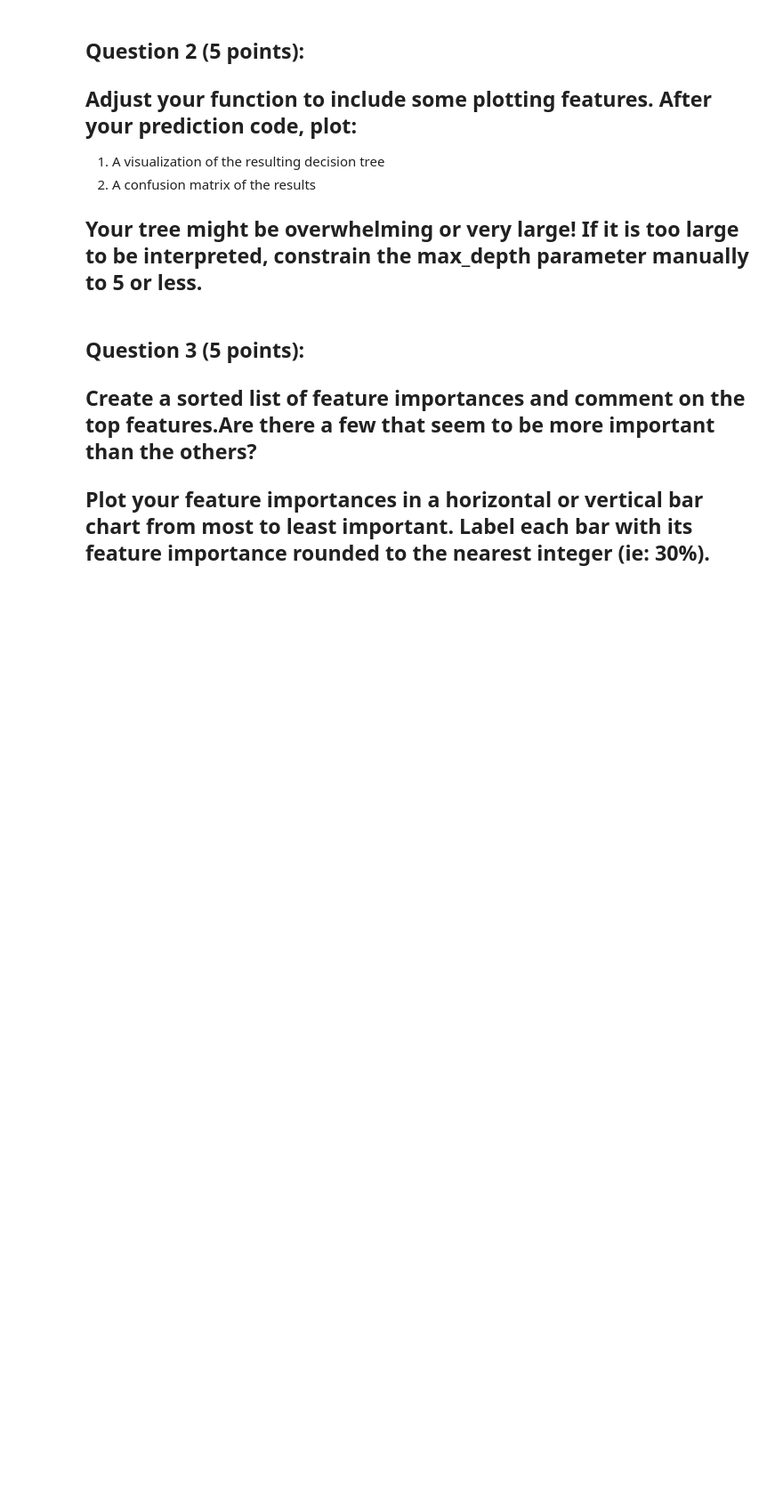
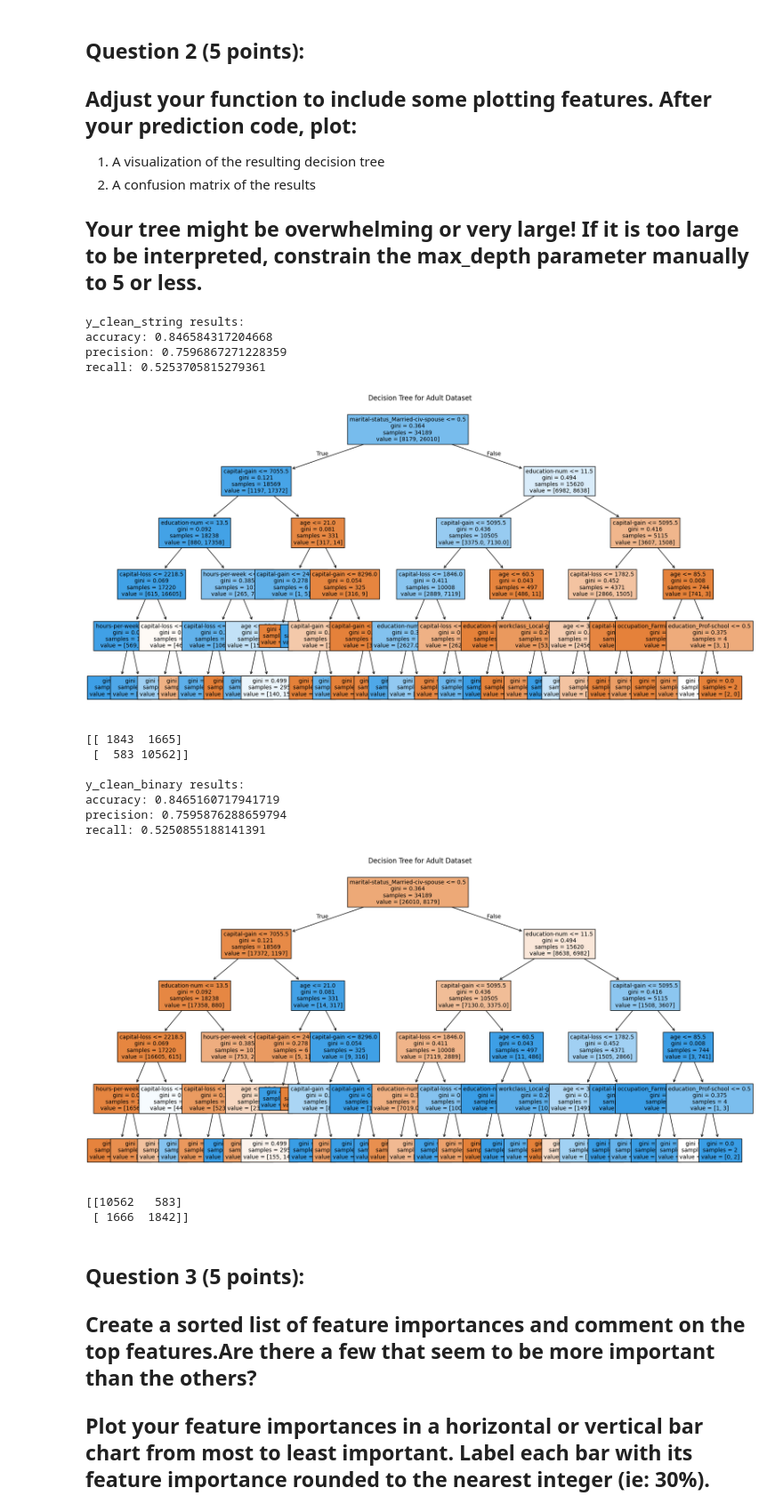
Before and after one commit to aaditiparabs/DS-3001, a Jupyter notebook: labs/Lab_3_Decision_Trees_and_Random_Forests.ipynb, the cells around one changed output. Shown at 89% size. Cells and saved outputs as stored; diff of their text form; code cells hidden in the pictures; blank space fills up the shorter version.

```diff
--- a/labs/Lab_3_Decision_Trees_and_Random_Forests.ipynb
+++ b/labs/Lab_3_Decision_Trees_and_Random_Forests.ipynb
@@ -238,6 +238,7 @@ recall: 0.5969213226909921
 
 ## Your tree might be overwhelming or very large! If it is too large to be interpreted, constrain the max_depth parameter manually to 5 or less.
 # %%
+import sklearn
 from sklearn.metrics import accuracy_score, precision_score, recall_score, confusion_matrix
 from sklearn.tree import DecisionTreeClassifier, plot_tree
 
@@ -247,41 +248,58 @@ def tree_fun(X,y):
     X_train, X_test, y_train, y_test = train_test_split(X, y, test_size=0.3, random_state=3001)
 
     #vanilla decision tree model
-    treemodel=DecisionTreeClassifier(random_state=3001)
+    treemodel=DecisionTreeClassifier(random_state=3001, max_depth=5)
     treemodel.fit(X_train, y_train)
     y_pred = treemodel.predict(X_test)
 
-#need to set pos labels correctly based on binary or string
+    #need to set pos labels correctly based on binary or string
     unique_labels = y_test.unique()
     if y_test.dtype == 'O':
         pos = 'Above or Equal'
     else:
         pos = 1
 
+    #get/print metrics
     acc = accuracy_score(y_test, y_pred)
     prec = precision_score(y_test, y_pred, average='binary', pos_label=pos)
     rec = recall_score(y_test, y_pred, average='binary',pos_label=pos)
 
     print("accuracy: "+str(acc))
     print("precision: "+str(prec))
     print("recall: "+str(rec))
 
     ##adding in visualization of the tree
     plt.figure(figsize=(20,10))
     plot_tree(treemodel, filled=True, feature_names=X_clean.columns, fontsize=10)
     plt.title('Decision Tree for Adult Dataset')
     plt.show()
 
-    #confusion matrix
-    confusionmatrix = confusion_matrix(y_test, y_pred, labels=treemodel.classes_)
-    plt.figure(figsize=(20,10))
-    plt.show
 
+    cm=sklearn.metrics.confusion_matrix(y_test, y_pred, sample_weight=None, normalize=None)
+    print(cm)
+
+#call the function
 print('y_clean_string results:')
 tree_fun(X_clean, y_clean_string)
 print()
 print('y_clean_binary results:')
 tree_fun(X_clean,y_clean_binary)
+# %% [output]
+y_clean_string results:
+accuracy: 0.846584317204668
+precision: 0.7596867271228359
+recall: 0.5253705815279361
+[figure, added]
+[[ 1843  1665]
+ [  583 10562]]
+
+y_clean_binary results:
+accuracy: 0.8465160717941719
+precision: 0.7595876288659794
+recall: 0.5250855188141391
+[figure, added]
+[[10562   583]
+ [ 1666  1842]]
 # %% [markdown]
 ## **Question 3 (5 points):**
 ## Create a sorted list of feature importances and comment on the top features.Are there a few that seem to be more important than the others?
```
Also changed, not shown: parts of 1 cell of this notebook.
